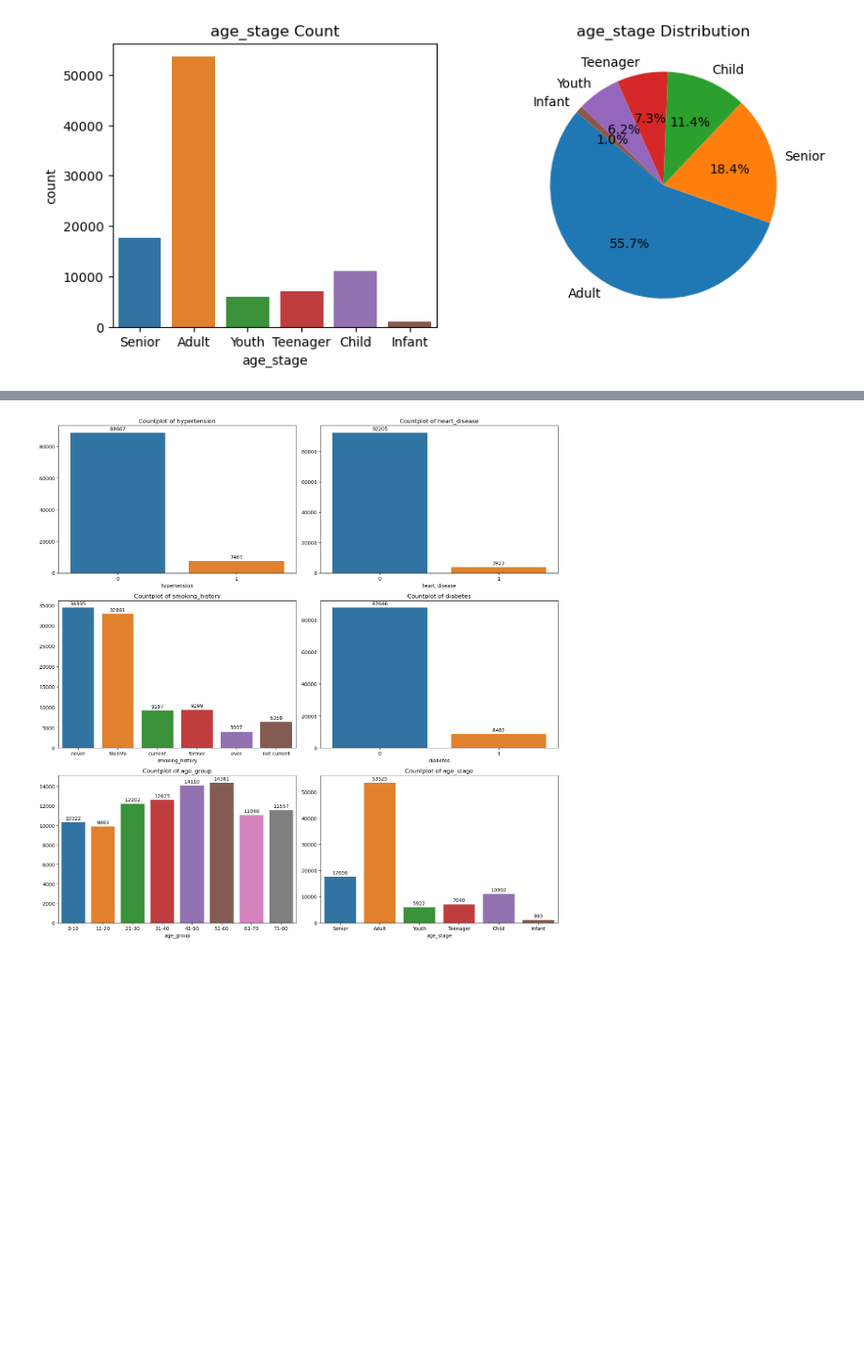
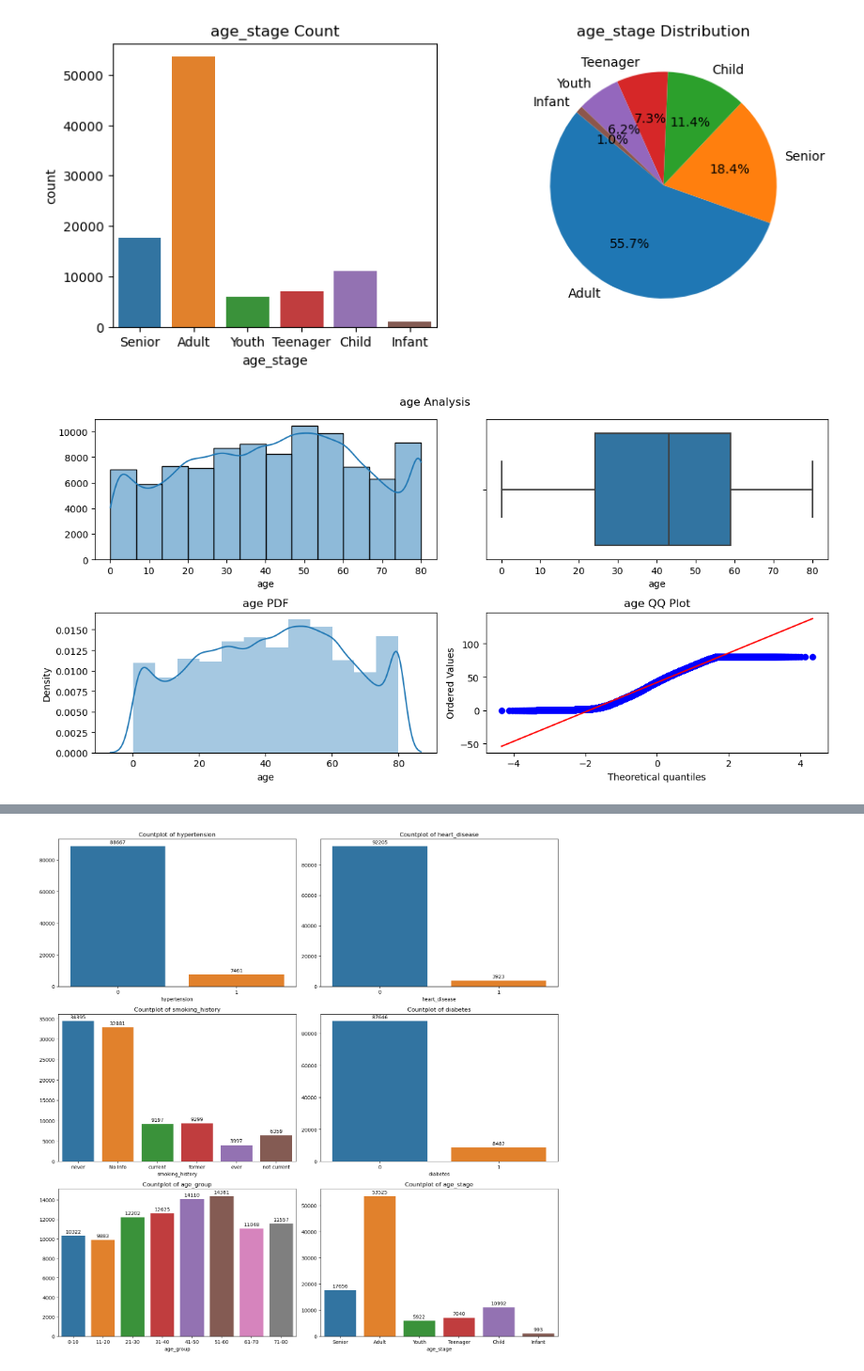
Before and after one commit to iktiyar/Practice-Project, a Jupyter notebook: Diabetes Prediction.ipynb, the cells around one changed output, grey strips where cells are left out. Shown at 94% size. Cells and saved outputs as stored; diff of their text form; code cells hidden in the pictures; blank space fills up the shorter version.

Commit message:
uv analysis

```diff
--- a/Diabetes Prediction.ipynb
+++ b/Diabetes Prediction.ipynb
@@ -262,3 +262,28 @@ Infant        993
 Name: count, dtype: int64
 None
 [figure]
+# %%
+import scipy.stats as stats
+def uv_analysis(col):
+    plt.figure(figsize=(12,6))
+
+    plt.suptitle(col+' Analysis')
+    plt.subplot(221)
+    sns.histplot(df[col],kde=True,bins=12)
+    plt.ylabel('')
+
+    plt.subplot(222)
+    sns.boxplot(x=df[col])
+
+    plt.subplot(223)
+    plt.title(col+' PDF')
+    sns.distplot(df[col],bins=12)
+
+    plt.subplot(224)
+    stats.probplot(df[col],dist='norm',plot=plt)
+    plt.title(col+' QQ Plot')
+    plt.tight_layout()
+    return ''
+print(uv_analysis('age'))
+# %% [output]
+[figure, added]
```
Also changed, not shown: parts of 9 cells of this notebook.
